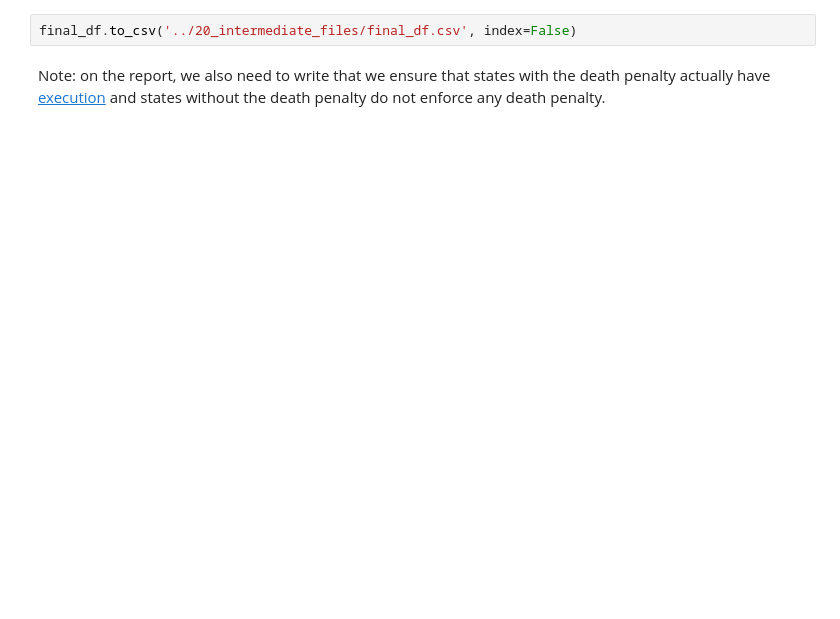
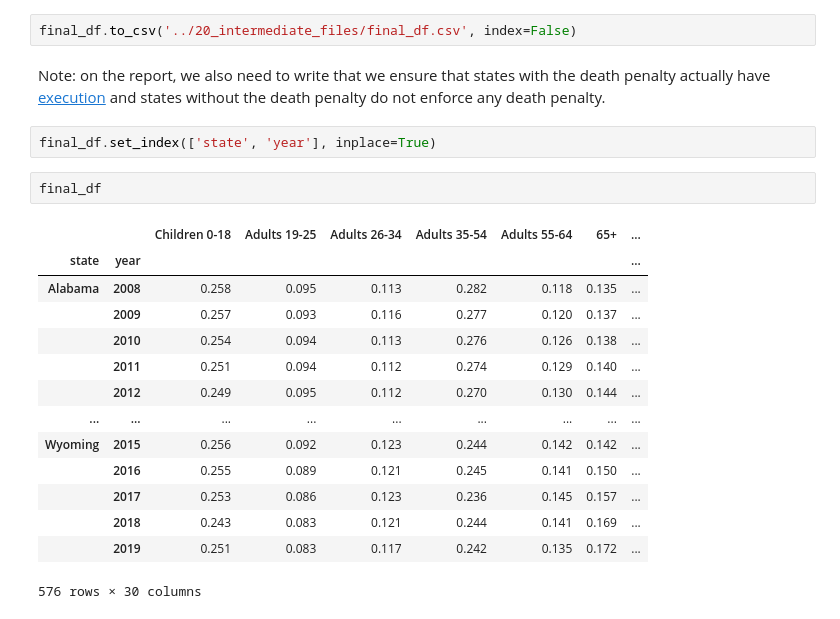
Before and after one commit to MIDS-at-Duke/unifying-data-science-2023-project-ids701_team2, a Jupyter notebook: 10_code/final_dataset.ipynb, the cells around one changed output. Drawn from its saved outputs; the diff is of its cells as text; blank space fills up the shorter version.

```diff
--- a/10_code/final_dataset.ipynb
+++ b/10_code/final_dataset.ipynb
@@ -296,3 +345,22 @@ dtype: bool
 final_df.to_csv('../20_intermediate_files/final_df.csv', index=False)
 # %% [markdown]
 Note: on the report, we also need to write that we ensure that states with the death penalty actually have [execution](https://deathpenaltyinfo.org/executions/executions-overview/executions-by-state-and-year) and states without the death penalty do not enforce any death penalty.
+# %%
+final_df.set_index(['state', 'year'], inplace=True)
+# %%
+final_df
+# %% [output]
+|  |  | Children 0-18 | Adults 19-25 | Adults 26-34 | Adults 35-54 | Adults 55-64 | 65+ | ... |
+| state | year |  |  |  |  |  |  | ... |
+| Alabama | 2008 | 0.258 | 0.095 | 0.113 | 0.282 | 0.118 | 0.135 | ... |
+|  | 2009 | 0.257 | 0.093 | 0.116 | 0.277 | 0.120 | 0.137 | ... |
+|  | 2010 | 0.254 | 0.094 | 0.113 | 0.276 | 0.126 | 0.138 | ... |
+|  | 2011 | 0.251 | 0.094 | 0.112 | 0.274 | 0.129 | 0.140 | ... |
+|  | 2012 | 0.249 | 0.095 | 0.112 | 0.270 | 0.130 | 0.144 | ... |
+| ... | ... | ... | ... | ... | ... | ... | ... | ... |
+| Wyoming | 2015 | 0.256 | 0.092 | 0.123 | 0.244 | 0.142 | 0.142 | ... |
+|  | 2016 | 0.255 | 0.089 | 0.121 | 0.245 | 0.141 | 0.150 | ... |
+|  | 2017 | 0.253 | 0.086 | 0.123 | 0.236 | 0.145 | 0.157 | ... |
+|  | 2018 | 0.243 | 0.083 | 0.121 | 0.244 | 0.141 | 0.169 | ... |
+|  | 2019 | 0.251 | 0.083 | 0.117 | 0.242 | 0.135 | 0.172 | ... |
+576 rows × 30 columns
```
Also changed, not shown: parts of 13 cells of this notebook.
